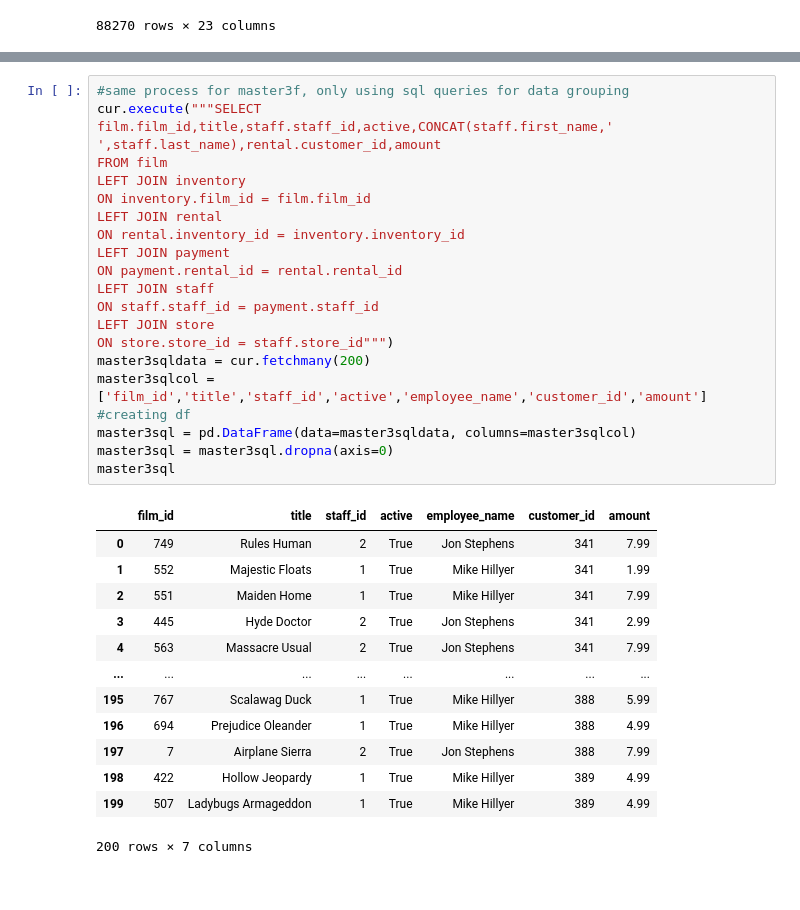
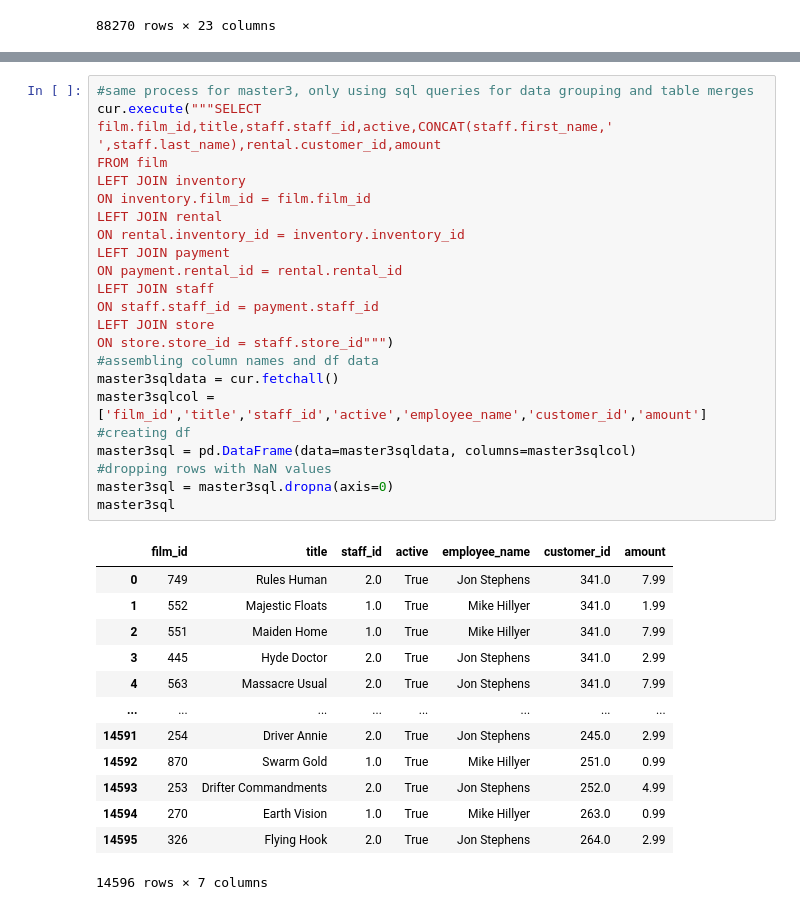
Before and after one commit to vick998/Banzae-py, a Jupyter notebook: Top5s.ipynb, the cells around one changed output, grey strips where cells are left out. Drawn from its saved outputs; the diff is of its cells as text.

```diff
--- a/Top5s.ipynb
+++ b/Top5s.ipynb
@@ -477,37 +488,39 @@ master2sql
 | 14595 | 326 | Flying Hook | 2 | Animation | 264.0 | 32098.0 | 2.99 |
 14596 rows × 7 columns
 # %%
-#same process for master3f, only using sql queries for data grouping
+#same process for master3, only using sql queries for data grouping and table merges
 cur.execute("""SELECT film.film_id,title,staff.staff_id,active,CONCAT(staff.first_name,' ',staff.last_name),rental.customer_id,amount
 FROM film
 LEFT JOIN inventory
 ON inventory.film_id = film.film_id
 LEFT JOIN rental
 ON rental.inventory_id = inventory.inventory_id
 LEFT JOIN payment
 ON payment.rental_id = rental.rental_id
 LEFT JOIN staff
 ON staff.staff_id = payment.staff_id
 LEFT JOIN store
 ON store.store_id = staff.store_id""")
-master3sqldata = cur.fetchmany(200)
+#assembling column names and df data
+master3sqldata = cur.fetchall()
 master3sqlcol = ['film_id','title','staff_id','active','employee_name','customer_id','amount']
 #creating df
 master3sql = pd.DataFrame(data=master3sqldata, columns=master3sqlcol)
+#dropping rows with NaN values
 master3sql = master3sql.dropna(axis=0)
 master3sql
 # %% [output]
 |  | film_id | title | staff_id | active | employee_name | customer_id | amount |
-| 0 | 749 | Rules Human | 2 | True | Jon Stephens | 341 | 7.99 |
-| 1 | 552 | Majestic Floats | 1 | True | Mike Hillyer | 341 | 1.99 |
-| 2 | 551 | Maiden Home | 1 | True | Mike Hillyer | 341 | 7.99 |
-| 3 | 445 | Hyde Doctor | 2 | True | Jon Stephens | 341 | 2.99 |
-| 4 | 563 | Massacre Usual | 2 | True | Jon Stephens | 341 | 7.99 |
+| 0 | 749 | Rules Human | 2.0 | True | Jon Stephens | 341.0 | 7.99 |
+| 1 | 552 | Majestic Floats | 1.0 | True | Mike Hillyer | 341.0 | 1.99 |
+| 2 | 551 | Maiden Home | 1.0 | True | Mike Hillyer | 341.0 | 7.99 |
+| 3 | 445 | Hyde Doctor | 2.0 | True | Jon Stephens | 341.0 | 2.99 |
+| 4 | 563 | Massacre Usual | 2.0 | True | Jon Stephens | 341.0 | 7.99 |
 | ... | ... | ... | ... | ... | ... | ... | ... |
-| 195 | 767 | Scalawag Duck | 1 | True | Mike Hillyer | 388 | 5.99 |
-| 196 | 694 | Prejudice Oleander | 1 | True | Mike Hillyer | 388 | 4.99 |
-| 197 | 7 | Airplane Sierra | 2 | True | Jon Stephens | 388 | 7.99 |
-| 198 | 422 | Hollow Jeopardy | 1 | True | Mike Hillyer | 389 | 4.99 |
-| 199 | 507 | Ladybugs Armageddon | 1 | True | Mike Hillyer | 389 | 4.99 |
+| 14591 | 254 | Driver Annie | 2.0 | True | Jon Stephens | 245.0 | 2.99 |
+| 14592 | 870 | Swarm Gold | 1.0 | True | Mike Hillyer | 251.0 | 0.99 |
+| 14593 | 253 | Drifter Commandments | 2.0 | True | Jon Stephens | 252.0 | 4.99 |
+| 14594 | 270 | Earth Vision | 1.0 | True | Mike Hillyer | 263.0 | 0.99 |
+| 14595 | 326 | Flying Hook | 2.0 | True | Jon Stephens | 264.0 | 2.99 |
-200 rows × 7 columns
+14596 rows × 7 columns
 # %%
```
Also changed, not shown: parts of 17 cells of this notebook, 7 other files.
